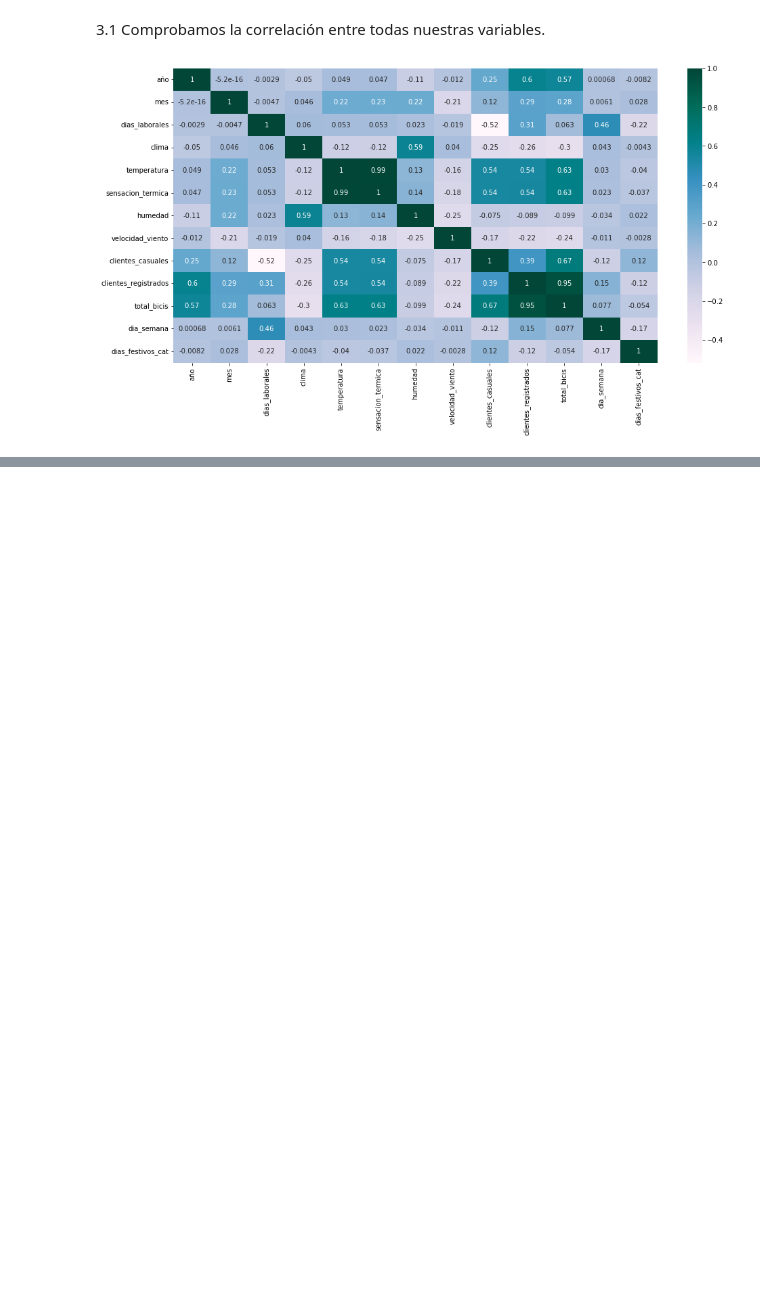
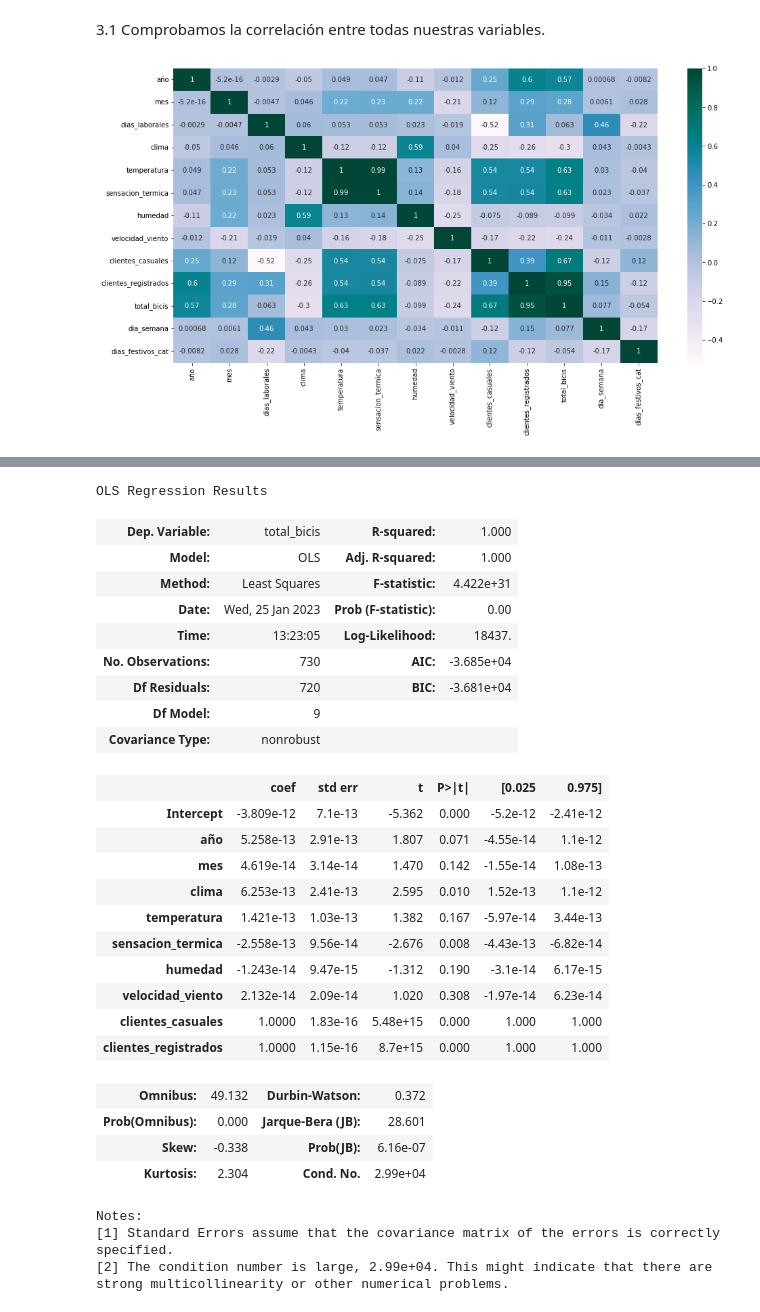
Before and after one commit to Adalab/project-da-promo-c-module-3-team-3, a Jupyter notebook: notebooks/3-EDA-Regresion.ipynb, the cells around one changed output, grey strips where cells are left out. Drawn from its saved outputs; the diff is of its cells as text; code cells hidden in the pictures; blank space fills up the shorter version.

```diff
--- a/notebooks/3-EDA-Regresion.ipynb
+++ b/notebooks/3-EDA-Regresion.ipynb
@@ -89,0 +132,3 @@ sns.heatmap(df.corr(), cmap= 'PuBuGn', annot= True);
+# %%
+lm = ols('total_bicis ~ año + mes + clima + temperatura + sensacion_termica + humedad + velocidad_viento + clientes_casuales + clientes_registrados', data = df).fit()
+sm.stats.anova_lm(lm)
@@ -89,0 +147,32 @@ sns.heatmap(df.corr(), cmap= 'PuBuGn', annot= True);
+# %%
+lm.summary()
+# %% [output]
+OLS Regression Results
+| Dep. Variable: | total_bicis | R-squared: | 1.000 |
+| Model: | OLS | Adj. R-squared: | 1.000 |
+| Method: | Least Squares | F-statistic: | 4.422e+31 |
+| Date: | Wed, 25 Jan 2023 | Prob (F-statistic): | 0.00 |
+| Time: | 13:23:05 | Log-Likelihood: | 18437. |
+| No. Observations: | 730 | AIC: | -3.685e+04 |
+| Df Residuals: | 720 | BIC: | -3.681e+04 |
+| Df Model: | 9 |  |  |
+| Covariance Type: | nonrobust |  |  |
+|  | coef | std err | t | P>|t| | [0.025 | 0.975] |
+| Intercept | -3.809e-12 | 7.1e-13 | -5.362 | 0.000 | -5.2e-12 | -2.41e-12 |
+| año | 5.258e-13 | 2.91e-13 | 1.807 | 0.071 | -4.55e-14 | 1.1e-12 |
+| mes | 4.619e-14 | 3.14e-14 | 1.470 | 0.142 | -1.55e-14 | 1.08e-13 |
+| clima | 6.253e-13 | 2.41e-13 | 2.595 | 0.010 | 1.52e-13 | 1.1e-12 |
+| temperatura | 1.421e-13 | 1.03e-13 | 1.382 | 0.167 | -5.97e-14 | 3.44e-13 |
+| sensacion_termica | -2.558e-13 | 9.56e-14 | -2.676 | 0.008 | -4.43e-13 | -6.82e-14 |
+| humedad | -1.243e-14 | 9.47e-15 | -1.312 | 0.190 | -3.1e-14 | 6.17e-15 |
+| velocidad_viento | 2.132e-14 | 2.09e-14 | 1.020 | 0.308 | -1.97e-14 | 6.23e-14 |
+| clientes_casuales | 1.0000 | 1.83e-16 | 5.48e+15 | 0.000 | 1.000 | 1.000 |
+| clientes_registrados | 1.0000 | 1.15e-16 | 8.7e+15 | 0.000 | 1.000 | 1.000 |
+| Omnibus: | 49.132 | Durbin-Watson: | 0.372 |
+| Prob(Omnibus): | 0.000 | Jarque-Bera (JB): | 28.601 |
+| Skew: | -0.338 | Prob(JB): | 6.16e-07 |
+| Kurtosis: | 2.304 | Cond. No. | 2.99e+04 |
+Notes:
+[1] Standard Errors assume that the covariance matrix of the errors is correctly specified.
+[2] The condition number is large, 2.99e+04. This might indicate that there are
+strong multicollinearity or other numerical problems.
```
Also changed, not shown: parts of 7 cells of this notebook, 2 other files.
